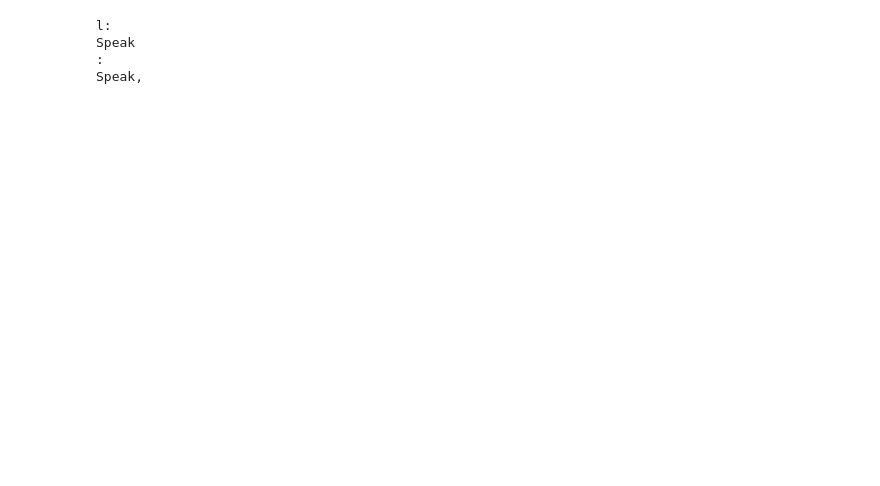
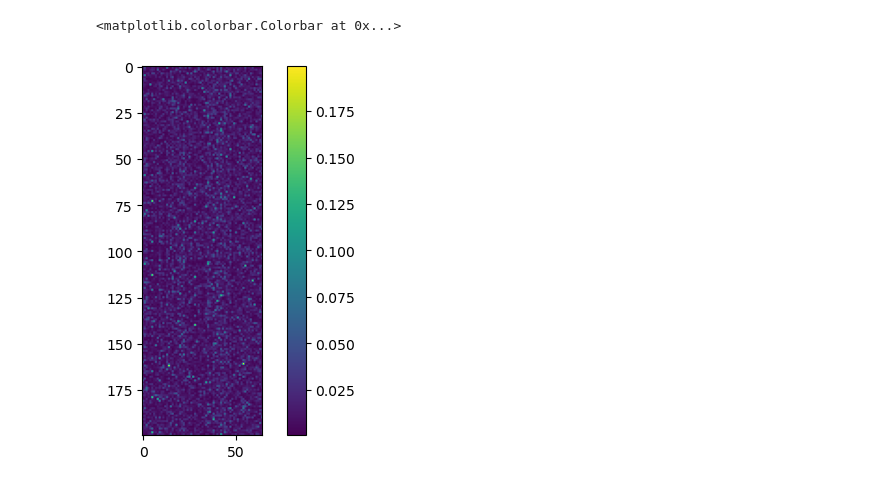
Before and after one commit to Aditya-Tandon/DL_Tests, a Jupyter notebook: nanoGPT.ipynb, the cells around one changed output. Drawn from its saved outputs; the diff is of its cells as text; code cells hidden in the pictures; blank space fills up the shorter version.

Commit message:
feat: add Shakespeare_DataLoader; fix:lightning dm; fix: shakespeare lightning

```diff
--- a/nanoGPT.ipynb
+++ b/nanoGPT.ipynb
@@ -79,10 +74,10 @@ class ShakespeareDataset(Dataset):
     def __getitem__(self, idx):
         # idx = torch.randint(0, data_size - block_size - 1, (batch_size,))
         data = torch.tensor(
-            encode(self.dataset[i : i + block_size]), device=device
+            encode(self.dataset[idx : idx + block_size]), device=device
         ) # B x T
         targets = torch.tensor(
-            encode(self.dataset[i + 1 : i + block_size + 1]), device=device
+            encode(self.dataset[idx + 1 : idx + block_size + 1]), device=device
         ) # B x T
         return data, targets
 
@@ -104,13 +99,14 @@ class SelfAttention(nn.Module):
         self.dropout = nn.Dropout(dropout)
 
     def forward(self, x):
+#         print(x.device)
         q = self.q(x) # B, T, C -> B, T, H
         k = self.k(x)
         v = self.v(x)
         B, T, H = q.shape
         wei = q @ k.transpose(-1, -2) / np.sqrt(self.head_size) # B, T, H @ B, H, T -> B, T, T
         # print(wei.shape)
-        mask = torch.tril(torch.ones(B, T, T)).to(device)
+        mask = torch.tril(torch.ones(B, T, T)).to(x.device)
         wei = wei.masked_fill(mask == 0, float('-inf'))
         wei = nn.functional.softmax(wei, dim=-1)
         wei = self.dropout(wei)
@@ -143,7 +139,7 @@ class FeedForwardBlock(nn.Module):
         self.mha = MultiHeadedAttention(num_heads, emb_size)
         self.ff_net = nn.Sequential(
             nn.Linear(emb_size, emb_size * 4),
-            nn.ReLU(),
+            nn.LeakyReLU(),
             nn.Linear(emb_size * 4, emb_size),
             nn.Dropout(dropout)
         )
@@ -238,8 +234,6 @@ class GPT(nn.Module):
                 self.optimizer.step()
                 if (step+1) % 10 == 0:
                     print(f"Step {step}, loss {loss.item()}")
-                print(decode(data[0].cpu().numpy()))
-                break
         return loss_ar
 # %%
 gpt = GPT(vocab_size).to(device)
@@ -258,10 +252,8 @@ CcN'rjyZ-LwKrZAcrFE':Y;p3Kr'X?r,!&xuQF3ghZYLXfrV-Z&o
 # %%
-loss_ar = gpt.train_sd(1, batch_size=batch_size)
+loss_ar = gpt.train_sd(10, batch_size=batch_size)
-# %% [output]
-l:
-Speak
-:
-Speak,
 # %%
 import matplotlib.pyplot as plt
-plt.colorbar(plt.imshow(logits[0].detach().cpu()))
+plt.colorbar(plt.imshow(logits[0].softmax(-1).detach().cpu()))
+# %% [output]
+<matplotlib.colorbar.Colorbar at 0x...>
+[figure, added]
```
Also changed, not shown: parts of 16 cells of this notebook.
